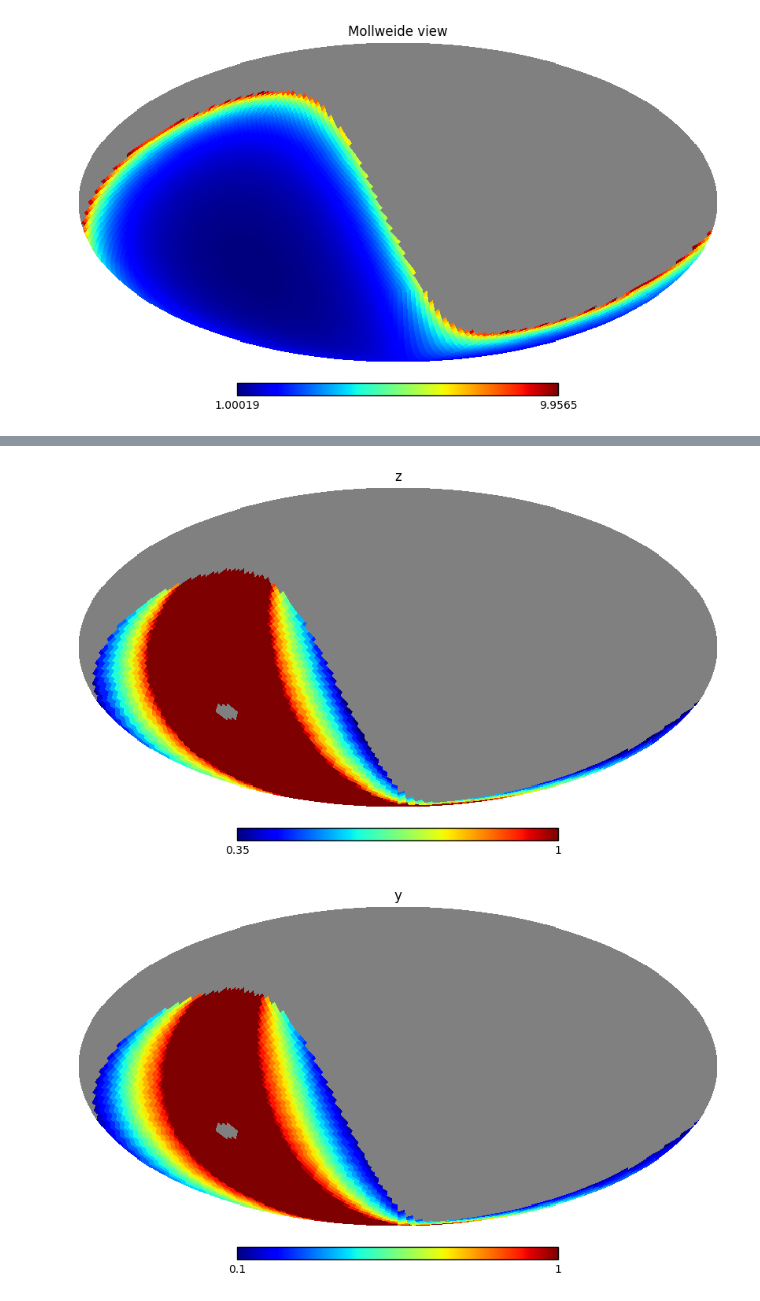
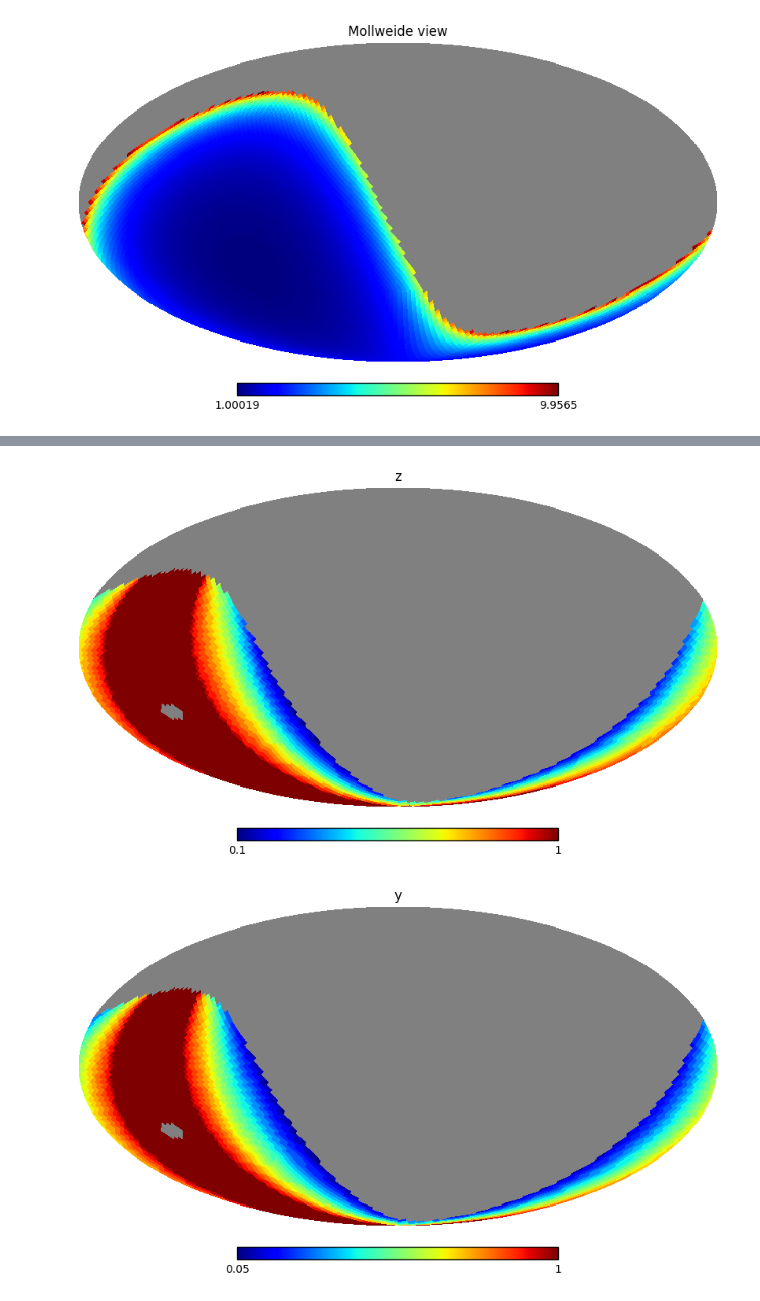
Before and after one commit to lsst-sims/legacy_sims_skybrightness_pre, a Jupyter notebook: examples/m5_percentile.ipynb, the cells around one changed output, grey strips where cells are left out. Drawn from its saved outputs; the diff is of its cells as text; code cells hidden in the pictures.

```diff
--- a/examples/m5_percentile.ipynb
+++ b/examples/m5_percentile.ipynb
@@ -15,14 +15,14 @@ hp.mollview(mags['r'])
 # %% [output]
 [figure]
 # %%
-am = sm.returnAirmass(mjd)
+am = sm.returnAirmass(mjd0)
 hp.mollview(am)
 # %% [output]
 [figure]
 # %%
 good = np.where(mags['r'] != hp.UNSEEN)
 m5 = mags['r']*0 + hp.UNSEEN
-m5[good] = m5_flat_sed('r', mags['r'][good], 0.7, 30., am[good])
+m5[good] = m5_flat_sed('r', mags['r'][good], 0.7*np.power(am[good], 0.6), 30., am[good])
 
 hp.mollview(m5)
 # %% [output]
@@ -37,7 +37,7 @@ hp.mollview(percentiles)
 for fn in ['u','g','r','i','z','y']:
     good = np.where(mags[fn] != hp.UNSEEN)
     m5 = mags[fn]*0 + hp.UNSEEN
-    m5[good] = m5_flat_sed(fn, mags[fn][good], 0.7, 30., am[good])
+    m5[good] = m5_flat_sed(fn, mags[fn][good], 0.7*np.power(am[good], 0.6), 30., am[good])
     percentiles = m52per.m5map2percentile(m5, filtername=fn)
     hp.mollview(percentiles, title=fn)
 # %% [output]
@@ -50,4 +50,6 @@ for fn in ['u','g','r','i','z','y']:
 # %%
-mjd=mjd+15
+mjd=mjd0+15.1
 mags = sm.returnMags(mjd)
 am = sm.returnAirmass(mjd)
+hp.mollview(mags['r'])
+print np.degrees(sm.returnSunMoon(mjd)['sunAlt'])
@@ -55,7 +60,7 @@ am = sm.returnAirmass(mjd)
 for fn in ['u','g','r','i','z','y']:
     good = np.where(mags[fn] != hp.UNSEEN)
     m5 = mags[fn]*0 + hp.UNSEEN
-    m5[good] = m5_flat_sed(fn, mags[fn][good], 0.7, 30., am[good])
+    m5[good] = m5_flat_sed(fn, mags[fn][good], 0.7*np.power(am[good], 0.6), 30., am[good])
     percentiles = m52per.m5map2percentile(m5, filtername=fn)
     hp.mollview(percentiles, title=fn)
 # %% [output]
@@ -66,2 +71,2 @@ for fn in ['u','g','r','i','z','y']:
-[figure, old version]
+[figure, new version]
-[figure, old version]
+[figure, new version]
```
Also changed, not shown: parts of 6 cells of this notebook, 1 other file.
